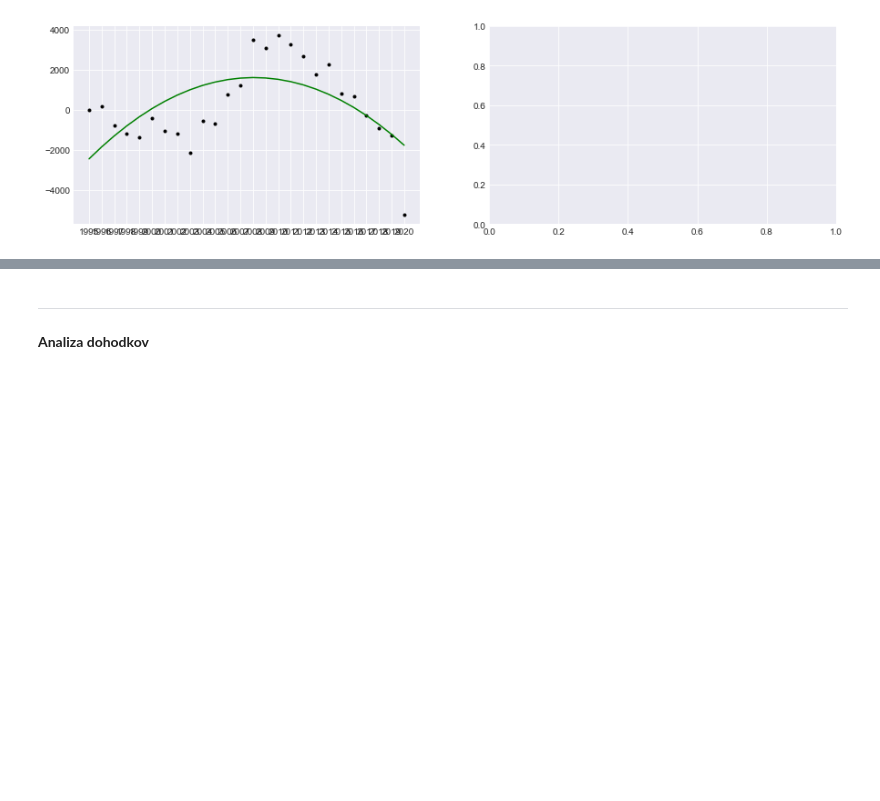
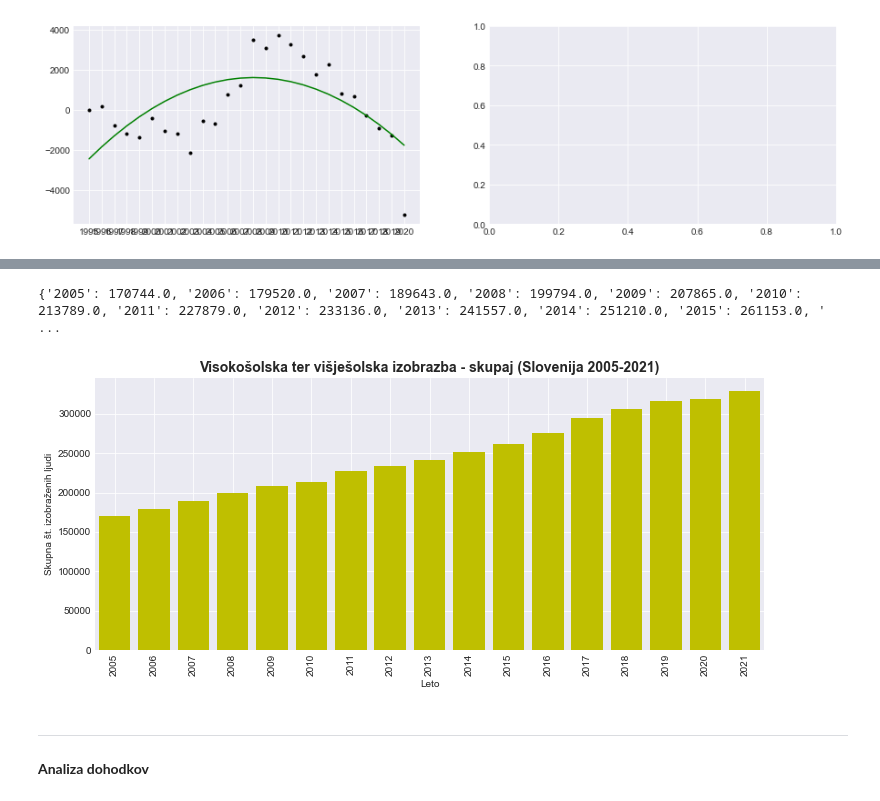
Before and after one commit to lanbiteznik/PR21LBVSKV, a Jupyter notebook: projektna.ipynb, the cells around one changed output, grey strips where cells are left out. Cells and saved outputs as stored; diff of their text form; code cells hidden in the pictures; blank space fills up the shorter version.

```diff
--- a/projektna.ipynb
+++ b/projektna.ipynb
@@ -333,3 +354,30 @@ mean_squared_error(hx, np.array(list(np_slo.values())))
+# %%
+df1 = px1['DATA']
+np1_iz = {}
+
+for i in range(len(df1)):
+    if df1.loc[i, "OBCINE"] == "SLOVENIJA" and df1.loc[i, "DOSEZENA IZOBRAZBA"] == "Visjesolska, visokosolska" and df1.loc[i, "SPOL"] == "Spol - SKUPAJ":
+        np1_iz[str(df1.loc[i, "LETO"])] = float(df1.loc[i, "DATA"])
+
+print(np1_iz)
+# %% [output]
+{'2005': 170744.0, '2006': 179520.0, '2007': 189643.0, '2008': 199794.0, '2009': 207865.0, '2010': 213789.0, '2011': 227879.0, '2012': 233136.0, '2013': 241557.0, '2014': 251210.0, '2015': 261153.0, ' ...
+# %%
+import matplotlib.pyplot as plt
+from matplotlib import style
+plt.style.use('seaborn-darkgrid')
+
+plt.figure(figsize=(12, 5))
+plt.title('Visokošolska ter višješolska izobrazba - skupaj (Slovenija 2005-2021)', fontsize=14, fontweight='bold')
+plt.bar(np1_iz.keys(), np1_iz.values(), color='y')
+plt.xlim(-0.5, len(np1_iz.keys())-0.5)
+plt.xticks(range(len(np1_iz.keys())))
+plt.gca().set_xticklabels(np1_iz.keys(), rotation=90)
+plt.xlabel("Leto")
+plt.ylabel("Skupna št. izobraženih ljudi")
+plt.show()
+# %% [output]
+[figure, added]
 # %% [markdown]
 ****
 **Analiza dohodkov**
```
Also changed, not shown: parts of 7 cells of this notebook.
